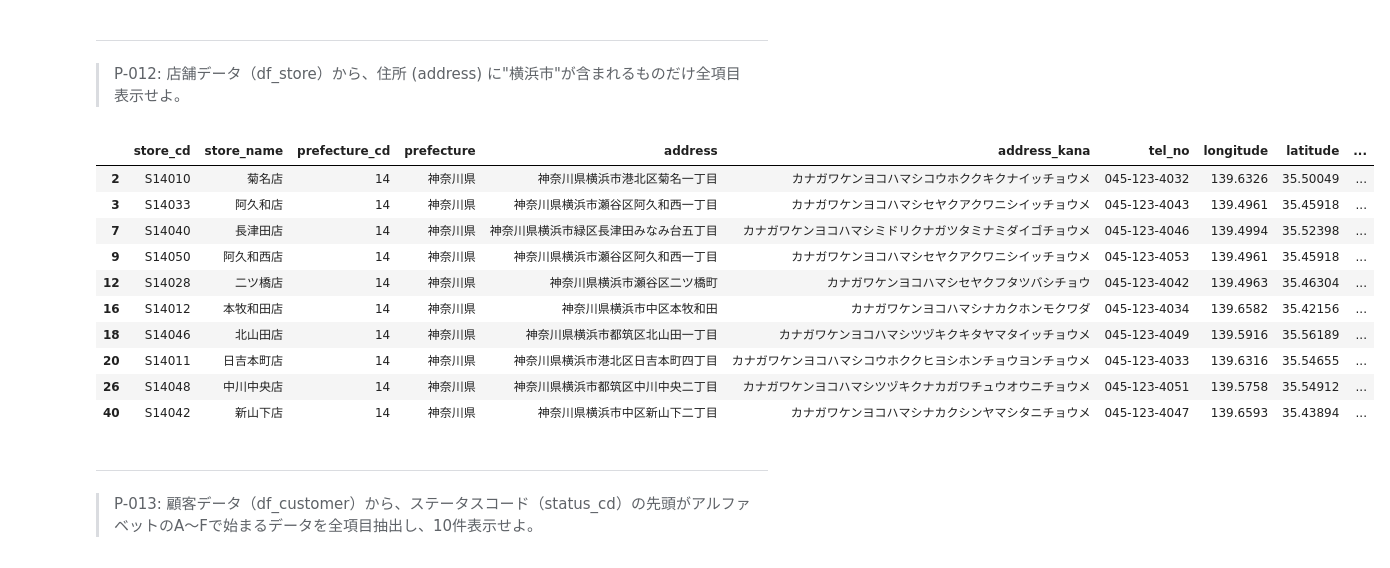
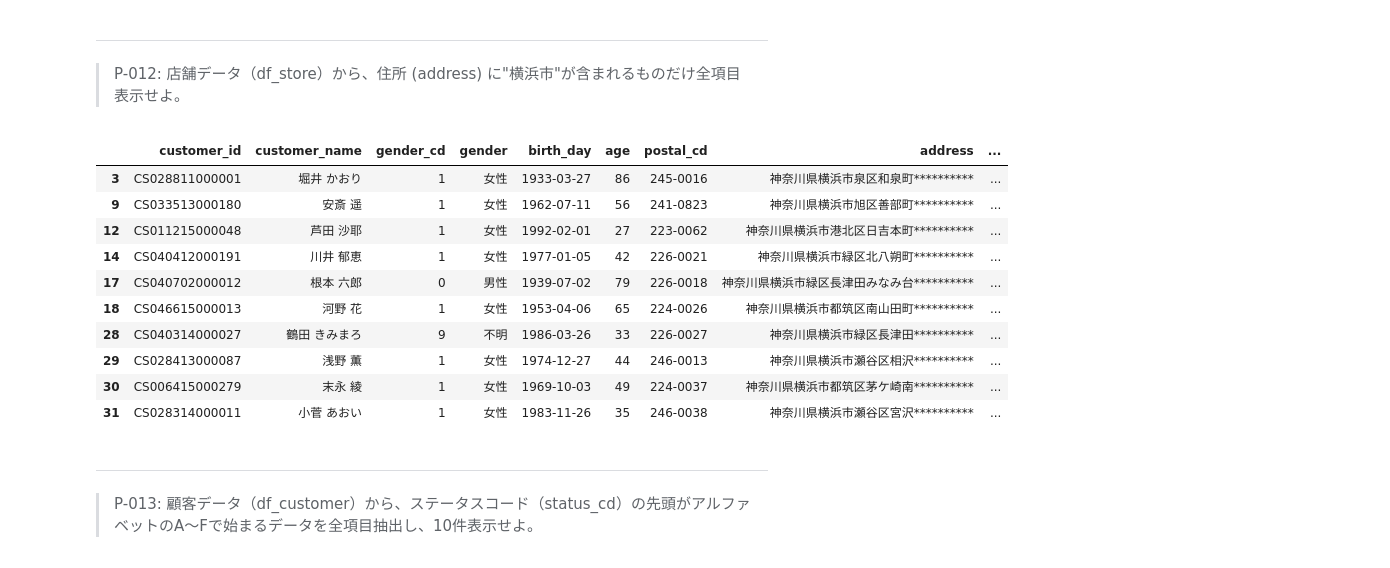
Before and after one commit to palakpaneerer/100knocks-preprocess, a Jupyter notebook: docker/work/preprocess_knock_Python.ipynb, the cells around one changed output. Drawn from its saved outputs; the diff is of its cells as text; code cells hidden in the pictures.

Commit message:
Python Q1 to Q20 (Fifth) and Q21 to Q40 (Fourth)

```diff
--- a/docker/work/preprocess_knock_Python.ipynb
+++ b/docker/work/preprocess_knock_Python.ipynb
@@ -250,19 +268,19 @@ df_customer.query('customer_id.str.endswith("1")', engine='python').head(10)
 ---
 > P-012: 店舗データ（df_store）から、住所 (address) に"横浜市"が含まれるものだけ全項目表示せよ。
 # %%
-df_store.query('address.str.contains("横浜市")',engine='python').head(10)
+df_customer.query('address.str.contains("横浜市")', engine='python').head(10)
 # %% [output]
-|  | store_cd | store_name | prefecture_cd | prefecture | address | address_kana | tel_no | longitude | latitude | ... |
-| 2 | S14010 | 菊名店 | 14 | 神奈川県 | 神奈川県横浜市港北区菊名一丁目 | カナガワケンヨコハマシコウホククキクナイッチョウメ | 045-123-4032 | 139.6326 | 35.50049 | ... |
-| 3 | S14033 | 阿久和店 | 14 | 神奈川県 | 神奈川県横浜市瀬谷区阿久和西一丁目 | カナガワケンヨコハマシセヤクアクワニシイッチョウメ | 045-123-4043 | 139.4961 | 35.45918 | ... |
-| 7 | S14040 | 長津田店 | 14 | 神奈川県 | 神奈川県横浜市緑区長津田みなみ台五丁目 | カナガワケンヨコハマシミドリクナガツタミナミダイゴチョウメ | 045-123-4046 | 139.4994 | 35.52398 | ... |
-| 9 | S14050 | 阿久和西店 | 14 | 神奈川県 | 神奈川県横浜市瀬谷区阿久和西一丁目 | カナガワケンヨコハマシセヤクアクワニシイッチョウメ | 045-123-4053 | 139.4961 | 35.45918 | ... |
-| 12 | S14028 | 二ツ橋店 | 14 | 神奈川県 | 神奈川県横浜市瀬谷区二ツ橋町 | カナガワケンヨコハマシセヤクフタツバシチョウ | 045-123-4042 | 139.4963 | 35.46304 | ... |
-| 16 | S14012 | 本牧和田店 | 14 | 神奈川県 | 神奈川県横浜市中区本牧和田 | カナガワケンヨコハマシナカクホンモクワダ | 045-123-4034 | 139.6582 | 35.42156 | ... |
-| 18 | S14046 | 北山田店 | 14 | 神奈川県 | 神奈川県横浜市都筑区北山田一丁目 | カナガワケンヨコハマシツヅキクキタヤマタイッチョウメ | 045-123-4049 | 139.5916 | 35.56189 | ... |
-| 20 | S14011 | 日吉本町店 | 14 | 神奈川県 | 神奈川県横浜市港北区日吉本町四丁目 | カナガワケンヨコハマシコウホククヒヨシホンチョウヨンチョウメ | 045-123-4033 | 139.6316 | 35.54655 | ... |
-| 26 | S14048 | 中川中央店 | 14 | 神奈川県 | 神奈川県横浜市都筑区中川中央二丁目 | カナガワケンヨコハマシツヅキクナカガワチュウオウニチョウメ | 045-123-4051 | 139.5758 | 35.54912 | ... |
-| 40 | S14042 | 新山下店 | 14 | 神奈川県 | 神奈川県横浜市中区新山下二丁目 | カナガワケンヨコハマシナカクシンヤマシタニチョウメ | 045-123-4047 | 139.6593 | 35.43894 | ... |
+|  | customer_id | customer_name | gender_cd | gender | birth_day | age | postal_cd | address | ... |
+| 3 | CS028811000001 | 堀井 かおり | 1 | 女性 | 1933-03-27 | 86 | 245-0016 | 神奈川県横浜市泉区和泉町********** | ... |
+| 9 | CS033513000180 | 安斎 遥 | 1 | 女性 | 1962-07-11 | 56 | 241-0823 | 神奈川県横浜市旭区善部町********** | ... |
+| 12 | CS011215000048 | 芦田 沙耶 | 1 | 女性 | 1992-02-01 | 27 | 223-0062 | 神奈川県横浜市港北区日吉本町********** | ... |
+| 14 | CS040412000191 | 川井 郁恵 | 1 | 女性 | 1977-01-05 | 42 | 226-0021 | 神奈川県横浜市緑区北八朔町********** | ... |
+| 17 | CS040702000012 | 根本 六郎 | 0 | 男性 | 1939-07-02 | 79 | 226-0018 | 神奈川県横浜市緑区長津田みなみ台********** | ... |
+| 18 | CS046615000013 | 河野 花 | 1 | 女性 | 1953-04-06 | 65 | 224-0026 | 神奈川県横浜市都筑区南山田町********** | ... |
+| 28 | CS040314000027 | 鶴田 きみまろ | 9 | 不明 | 1986-03-26 | 33 | 226-0027 | 神奈川県横浜市緑区長津田********** | ... |
+| 29 | CS028413000087 | 浅野 薫 | 1 | 女性 | 1974-12-27 | 44 | 246-0013 | 神奈川県横浜市瀬谷区相沢********** | ... |
+| 30 | CS006415000279 | 末永 綾 | 1 | 女性 | 1969-10-03 | 49 | 224-0037 | 神奈川県横浜市都筑区茅ケ崎南********** | ... |
+| 31 | CS028314000011 | 小菅 あおい | 1 | 女性 | 1983-11-26 | 35 | 246-0038 | 神奈川県横浜市瀬谷区宮沢********** | ... |
 # %% [markdown]
 ---
 > P-013: 顧客データ（df_customer）から、ステータスコード（status_cd）の先頭がアルファベットのA〜Fで始まるデータを全項目抽出し、10件表示せよ。
```
Also changed, not shown: parts of 31 cells of this notebook.
